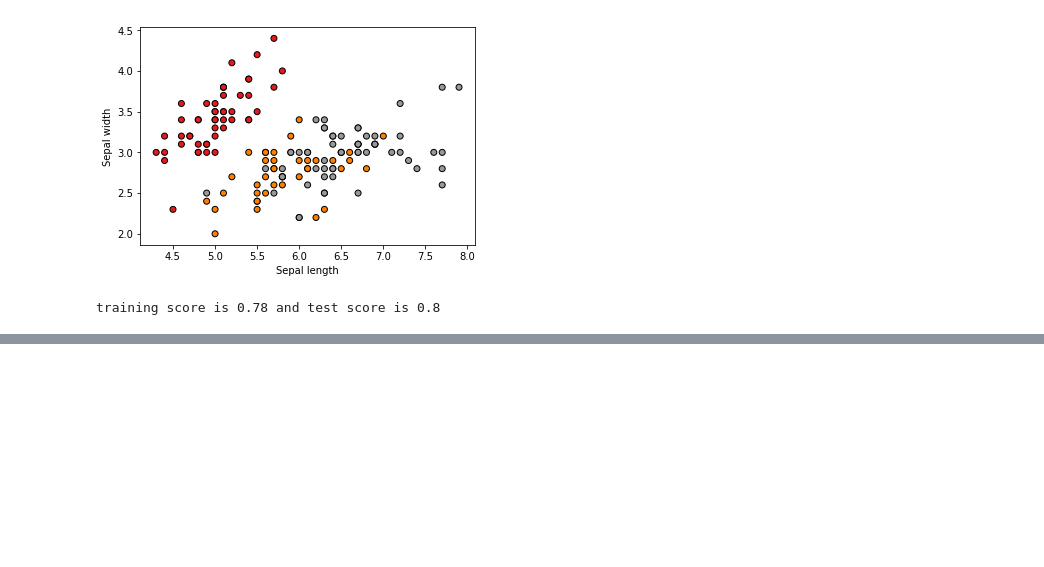
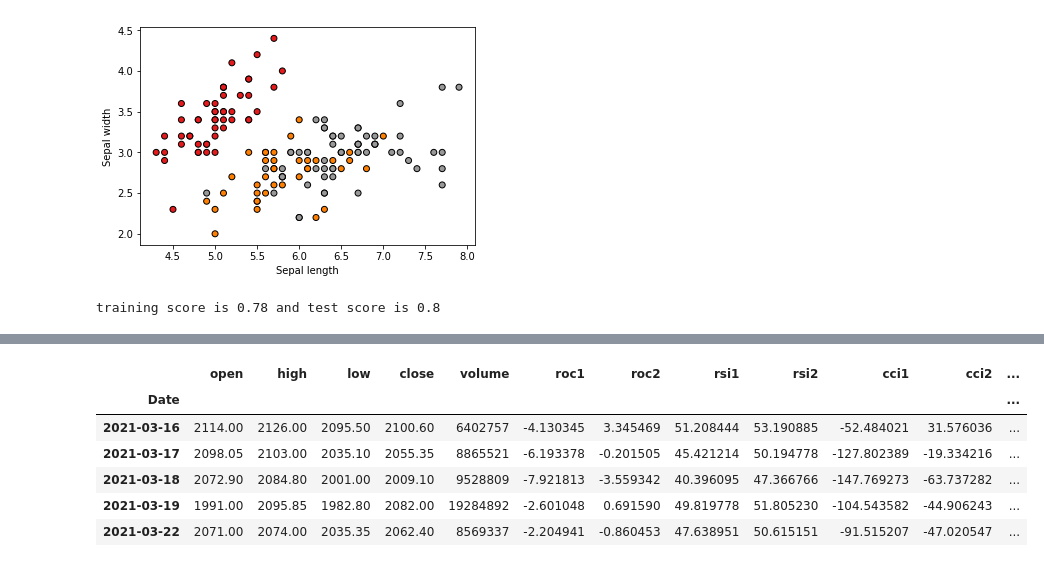
Before and after one commit to prodipta/ml-finance, a Jupyter notebook: random_forest/random_forest.ipynb, the cells around one changed output, grey strips where cells are left out. Cells and saved outputs as stored; diff of their text form; code cells hidden in the pictures; blank space fills up the shorter version.

```diff
--- a/random_forest/random_forest.ipynb
+++ b/random_forest/random_forest.ipynb
@@ -84,0 +225,31 @@ training score is 0.78 and test score is 0.8
+# %%
+# Now we iterate through our data
+# We evaluate our model every N-th day
+import tqdm
+
+def train_model(model, data, target, start, end, feature_cols_start):
+    X_train = data.iloc[start:end, feature_cols_start:-1]
+    Y_train = target.iloc[start:end]
+    model.fit(X_train, Y_train)
+    return model
+
+for i in tqdm.tqdm(range(starting_pos, total_days)):
+    end = i-1
+    start = end - batch_size
+
+    if i%N ==0:
+        rf = train_model(rf, data, target, start, end, feature_cols_start)
+
+    features = data.iloc[i,feature_cols_start:-1]
+    pos = rf.predict(features.values.reshape((1,n_features)))
+    data.iloc[i,18] = pos[0]
+
+data.tail()
+# %% [output]
+|  | open | high | low | close | volume | roc1 | roc2 | rsi1 | rsi2 | cci1 | cci2 | ... |
+| Date |  |  |  |  |  |  |  |  |  |  |  | ... |
+| 2021-03-16 | 2114.00 | 2126.00 | 2095.50 | 2100.60 | 6402757 | -4.130345 | 3.345469 | 51.208444 | 53.190885 | -52.484021 | 31.576036 | ... |
+| 2021-03-17 | 2098.05 | 2103.00 | 2035.10 | 2055.35 | 8865521 | -6.193378 | -0.201505 | 45.421214 | 50.194778 | -127.802389 | -19.334216 | ... |
+| 2021-03-18 | 2072.90 | 2084.80 | 2001.00 | 2009.10 | 9528809 | -7.921813 | -3.559342 | 40.396095 | 47.366766 | -147.769273 | -63.737282 | ... |
+| 2021-03-19 | 1991.00 | 2095.85 | 1982.80 | 2082.00 | 19284892 | -2.601048 | 0.691590 | 49.819778 | 51.805230 | -104.543582 | -44.906243 | ... |
+| 2021-03-22 | 2071.00 | 2074.00 | 2035.35 | 2062.40 | 8569337 | -2.204941 | -0.860453 | 47.638951 | 50.615151 | -91.515207 | -47.020547 | ... |
```
Also changed, not shown: parts of 8 cells of this notebook, 1 other file.
